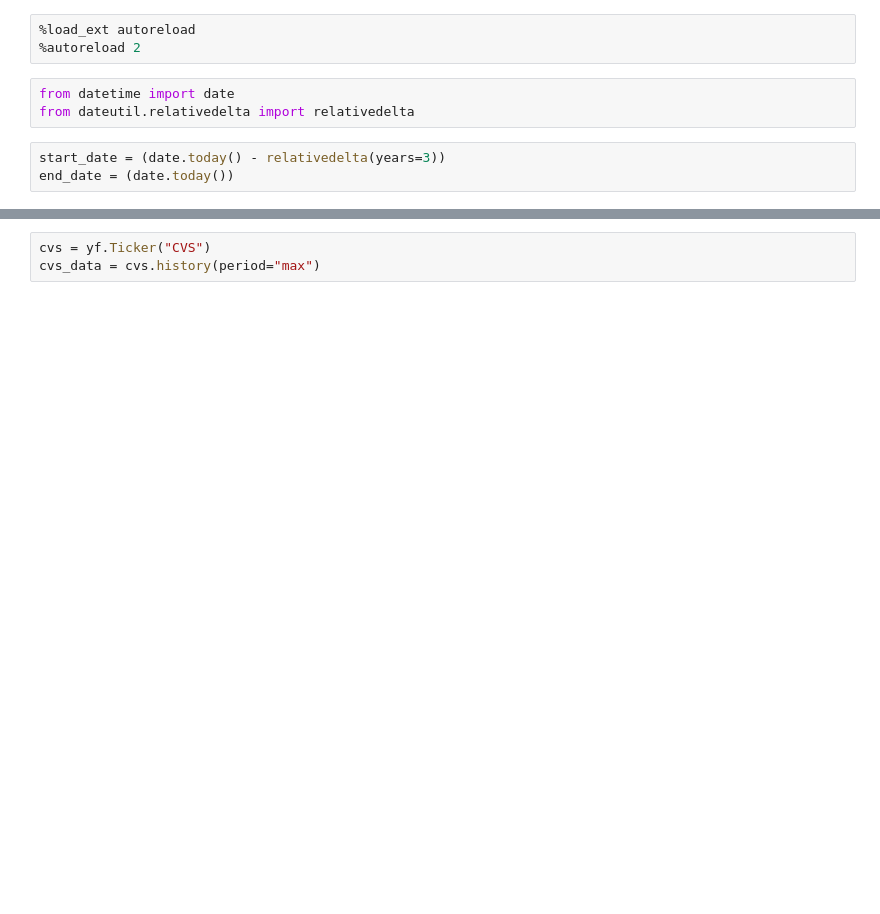
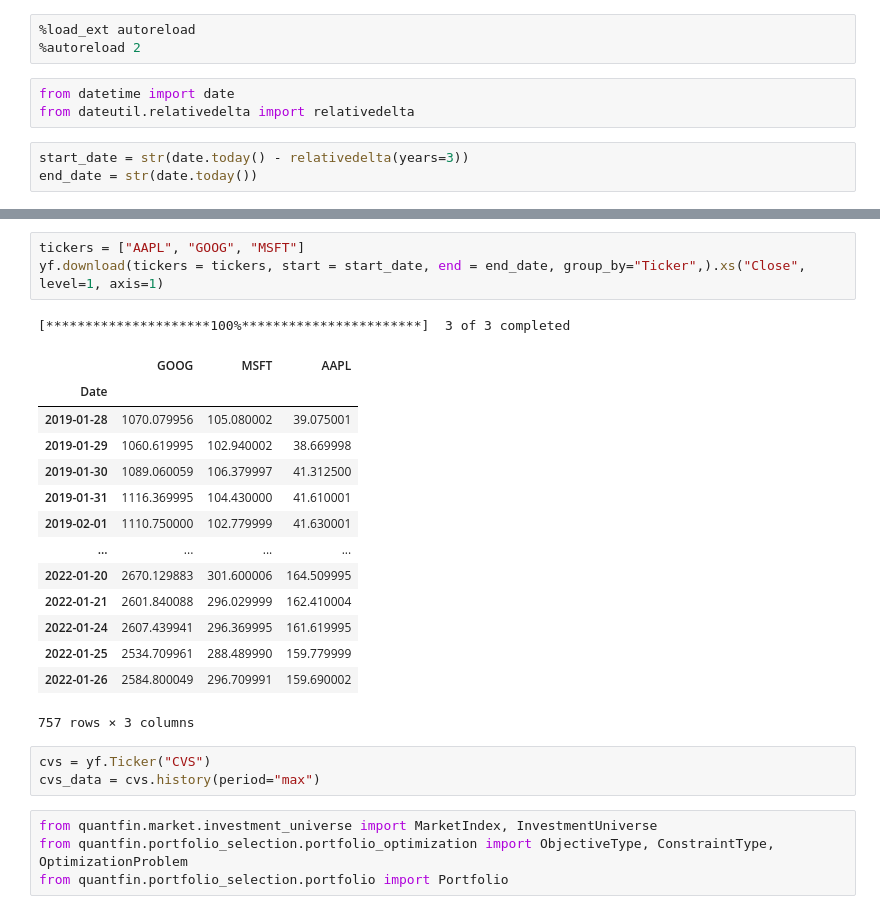
Before and after one commit to Ale-Cas/py-quant-fin, a Jupyter notebook: notebooks/experiments.ipynb, the cells around one changed output, grey strips where cells are left out. Cells and saved outputs as stored; diff of their text form; blank space fills up the shorter version.

```diff
--- a/notebooks/experiments.ipynb
+++ b/notebooks/experiments.ipynb
@@ -5,8 +5,8 @@
 from datetime import date
 from dateutil.relativedelta import relativedelta
 # %%
-start_date = (date.today() - relativedelta(years=3))
-end_date = (date.today())
+start_date = str(date.today() - relativedelta(years=3))
+end_date = str(date.today())
 # %%
 end_date
 # %% [output]
@@ -20,3 +19,26 @@ dict_keys(['zip', 'sector', 'fullTimeEmployees', 'longBusinessSummary', 'city',
+# %%
+tickers = ["AAPL", "GOOG", "MSFT"]
+yf.download(tickers = tickers, start = start_date, end = end_date, group_by="Ticker",).xs("Close", level=1, axis=1)
+# %% [output]
+[*********************100%***********************]  3 of 3 completed
+|  | GOOG | MSFT | AAPL |
+| Date |  |  |  |
+| 2019-01-28 | 1070.079956 | 105.080002 | 39.075001 |
+| 2019-01-29 | 1060.619995 | 102.940002 | 38.669998 |
+| 2019-01-30 | 1089.060059 | 106.379997 | 41.312500 |
+| 2019-01-31 | 1116.369995 | 104.430000 | 41.610001 |
+| 2019-02-01 | 1110.750000 | 102.779999 | 41.630001 |
+| ... | ... | ... | ... |
+| 2022-01-20 | 2670.129883 | 301.600006 | 164.509995 |
+| 2022-01-21 | 2601.840088 | 296.029999 | 162.410004 |
+| 2022-01-24 | 2607.439941 | 296.369995 | 161.619995 |
+| 2022-01-25 | 2534.709961 | 288.489990 | 159.779999 |
+| 2022-01-26 | 2584.800049 | 296.709991 | 159.690002 |
+757 rows × 3 columns
 # %%
 cvs = yf.Ticker("CVS")
 cvs_data = cvs.history(period="max")
+# %%
+from quantfin.market.investment_universe import MarketIndex, InvestmentUniverse
+from quantfin.portfolio_selection.portfolio_optimization import ObjectiveType, ConstraintType, OptimizationProblem
+from quantfin.portfolio_selection.portfolio import Portfolio
```
Also changed, not shown: parts of 13 cells of this notebook, 4 other files.
